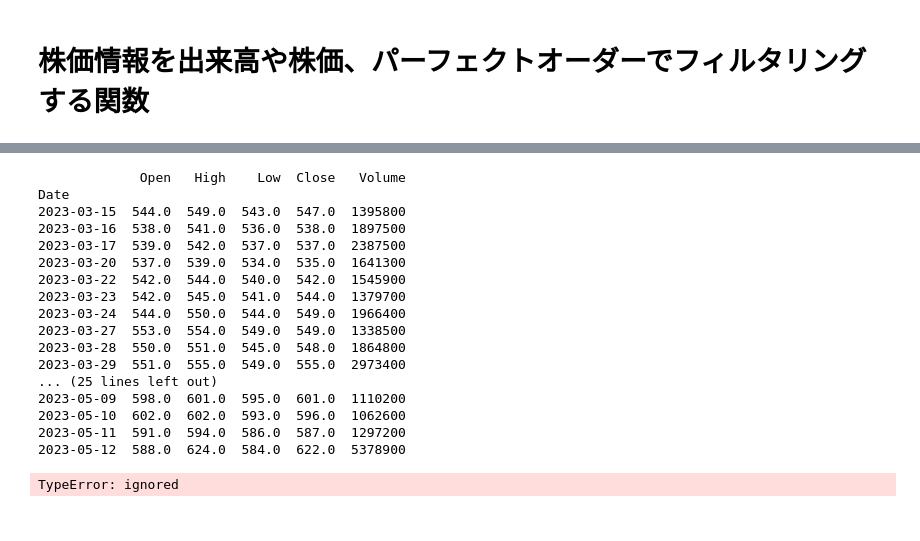
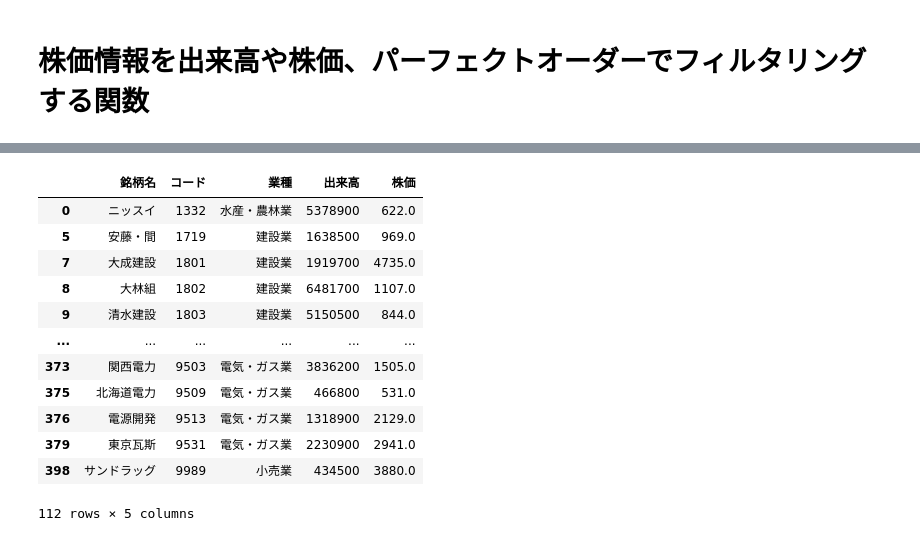
Before and after one commit to hirokimituya/stock-price-analysis, a Jupyter notebook: technical_analysis/銘柄選定関数.ipynb, the cells around one changed output, grey strips where cells are left out. Drawn from its saved outputs; the diff is of its cells as text; code cells hidden in the pictures.

```diff
--- a/technical_analysis/銘柄選定関数.ipynb
+++ b/technical_analysis/銘柄選定関数.ipynb
@@ -210,14 +266,19 @@ def is_perfect_order(stock_df, mas, period_type='D', reverse=False):
 
     # パーフェクトオーダーかどうかの判定
     conditions = []
-    if not reverse:
-        # 上昇トレンド
-        for i in range(len(mas) - 1):
-            conditions.append(math.ceil(df[f'ma{mas[i]}{period_type}'].values[-1]) >= math.ceil(df[f'ma{mas[i + 1]}{period_type}'].values[-1]))
-    else:
-        # 下降トレンド
-        for i in range(len(mas) - 1):
-            conditions.append(math.ceil(df[f'ma{mas[i]}{period_type}'].values[-1]) <= math.ceil(df[f'ma{mas[i + 1]}{period_type}'].values[-1]))
+    try:
+        if not reverse:
+            # 上昇トレンド
+            for i in range(len(mas) - 1):
+                conditions.append(math.ceil(df[f'ma{mas[i]}{period_type}'].values[-1]) >= math.ceil(df[f'ma{mas[i + 1]}{period_type}'].values[-1]))
+        else:
+            # 下降トレンド
+            for i in range(len(mas) - 1):
+                conditions.append(math.ceil(df[f'ma{mas[i]}{period_type}'].values[-1]) <= math.ceil(df[f'ma{mas[i + 1]}{period_type}'].values[-1]))
+    except TypeError:
+        # 株価情報が少なくて移動平均線が取得できない場合は、無条件でFalseでリターンする
+        return False
+
 
     result = all(conditions)
 
@@ -247,15 +308,16 @@ def filtered_ticker(df, min_volume=None, max_price=None, perfect_order={}):
             largest_mas = perfect_order.get('mas')[-1]
             period_type = perfect_order.get('period_type', 'D')
             if period_type == 'D':
-                stock_data = get_stock_data_yapi2(code, period_type='day', period=largest_mas*2)
+                period = math.ceil(largest_mas / 15)
+                stock_data = get_stock_data_yapi2(code, period_type='month', period=period)
             elif period_type == 'W':
-                stock_data = get_stock_data_yapi2(code, period_type='week', period=largest_mas*2)
+                period = math.ceil(largest_mas * 7 / 365)
+                stock_data = get_stock_data_yapi2(code, period_type='year', period=period)
             elif period_type == 'M':
-                stock_data = get_stock_data_yapi2(code, period_type='month', period=largest_mas*2)
+                period = math.ceil(largest_mas / 10)
+                stock_data = get_stock_data_yapi2(code, period_type='year', period=period)
             else:
                 raise ValueError('引数perfect_orderは"D"か"W"か"M"のいずれかを指定してください')
-
-        print(stock_data)
 
         # 出来高の条件に合わない場合、次の銘柄コードに遷移
         volume = stock_data['Volume'][-1]
@@ -316,23 +373,18 @@ KeyboardInterrupt: ignored
 # %%
 # 株価情報がパーフェクトオーダーかどうかの判断
-filtered_perfect_order_jpx400 = filtered_ticker(jpx400, min_volume=200000, max_price=5000, perfect_order={'mas': [5, 20, 60]})
+filtered_perfect_order_jpx400 = filtered_ticker(jpx400, min_volume=200000, max_price=5000, perfect_order={'mas': [5, 20, 60], 'period_type': 'W'})
 filtered_perfect_order_jpx400
 # %% [output]
+|  | 銘柄名 | コード | 業種 | 出来高 | 株価 |
+| 0 | ニッスイ | 1332 | 水産・農林業 | 5378900 | 622.0 |
+| 5 | 安藤・間 | 1719 | 建設業 | 1638500 | 969.0 |
+| 7 | 大成建設 | 1801 | 建設業 | 1919700 | 4735.0 |
+| 8 | 大林組 | 1802 | 建設業 | 6481700 | 1107.0 |
+| 9 | 清水建設 | 1803 | 建設業 | 5150500 | 844.0 |
+| ... | ... | ... | ... | ... | ... |
+| 373 | 関西電力 | 9503 | 電気・ガス業 | 3836200 | 1505.0 |
+| 375 | 北海道電力 | 9509 | 電気・ガス業 | 466800 | 531.0 |
+| 376 | 電源開発 | 9513 | 電気・ガス業 | 1318900 | 2129.0 |
+| 379 | 東京瓦斯 | 9531 | 電気・ガス業 | 2230900 | 2941.0 |
+| 398 | サンドラッグ | 9989 | 小売業 | 434500 | 3880.0 |
-             Open   High    Low  Close   Volume
-Date
-2023-03-15  544.0  549.0  543.0  547.0  1395800
-2023-03-16  538.0  541.0  536.0  538.0  1897500
-2023-03-17  539.0  542.0  537.0  537.0  2387500
-2023-03-20  537.0  539.0  534.0  535.0  1641300
-2023-03-22  542.0  544.0  540.0  542.0  1545900
-2023-03-23  542.0  545.0  541.0  544.0  1379700
-2023-03-24  544.0  550.0  544.0  549.0  1966400
-2023-03-27  553.0  554.0  549.0  549.0  1338500
-2023-03-28  550.0  551.0  545.0  548.0  1864800
-2023-03-29  551.0  555.0  549.0  555.0  2973400
-... (25 lines left out)
-2023-05-09  598.0  601.0  595.0  601.0  1110200
-2023-05-10  602.0  602.0  593.0  596.0  1062600
-2023-05-11  591.0  594.0  586.0  587.0  1297200
-2023-05-12  588.0  624.0  584.0  622.0  5378900
+112 rows × 5 columns
-TypeError: ignored
```
Also changed, not shown: parts of 8 cells of this notebook.
